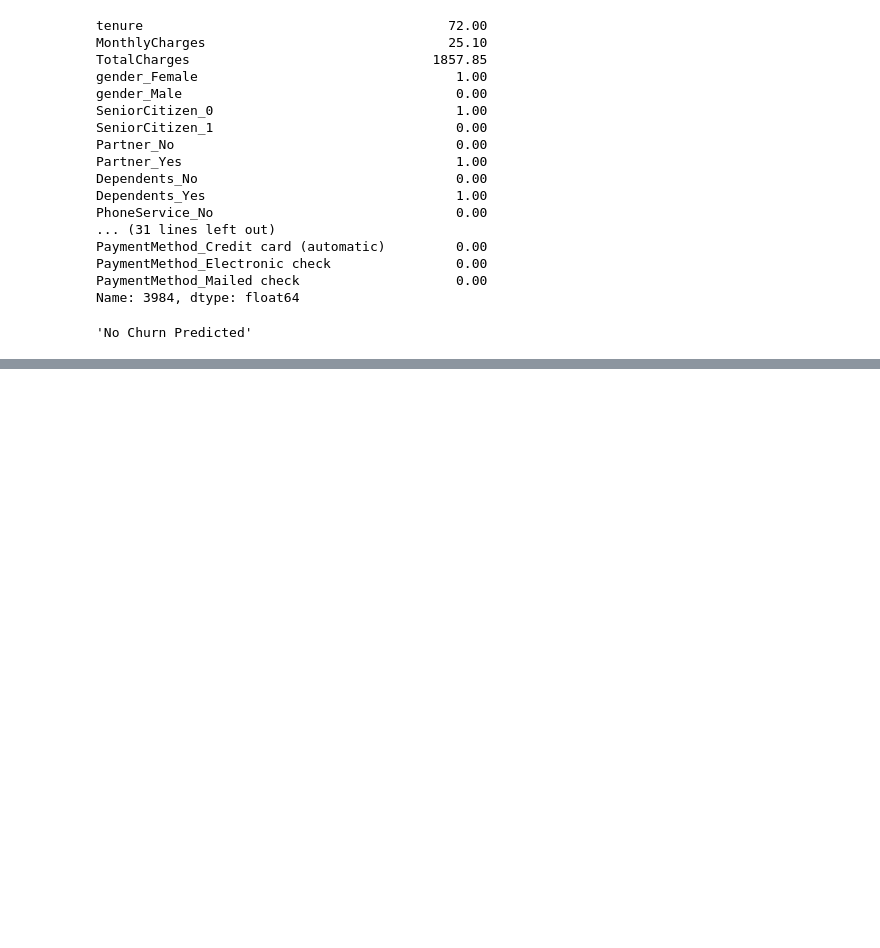
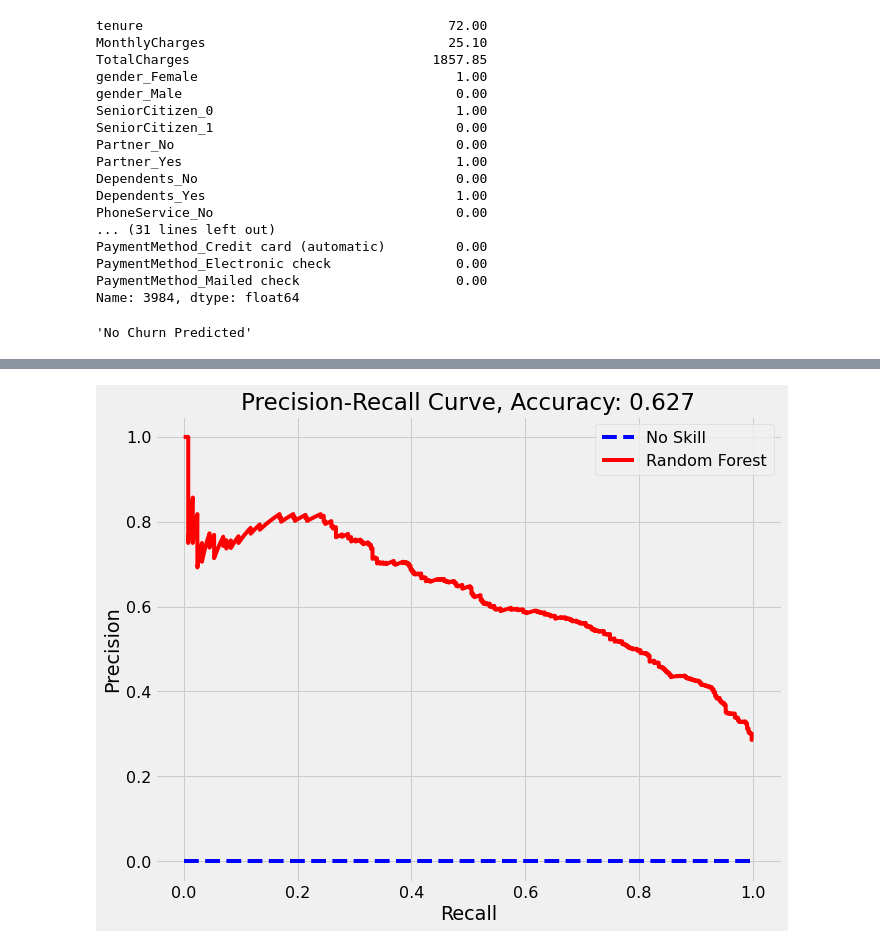
Before and after one commit to yuchild/erik_interviewqs, a Jupyter notebook: question_predicting_churn.ipynb, the cells around one changed output, grey strips where cells are left out. Drawn from its saved outputs; the diff is of its cells as text; code cells hidden in the pictures; blank space fills up the shorter version.

```diff
--- a/question_predicting_churn.ipynb
+++ b/question_predicting_churn.ipynb
@@ -522,0 +551,4 @@ predict(X_test.iloc[-1], rfc)
+# %%
+pr_curve(y_test, y_probs)
+# %% [output]
+[figure, added]
```
Also changed, not shown: parts of 9 cells of this notebook.
